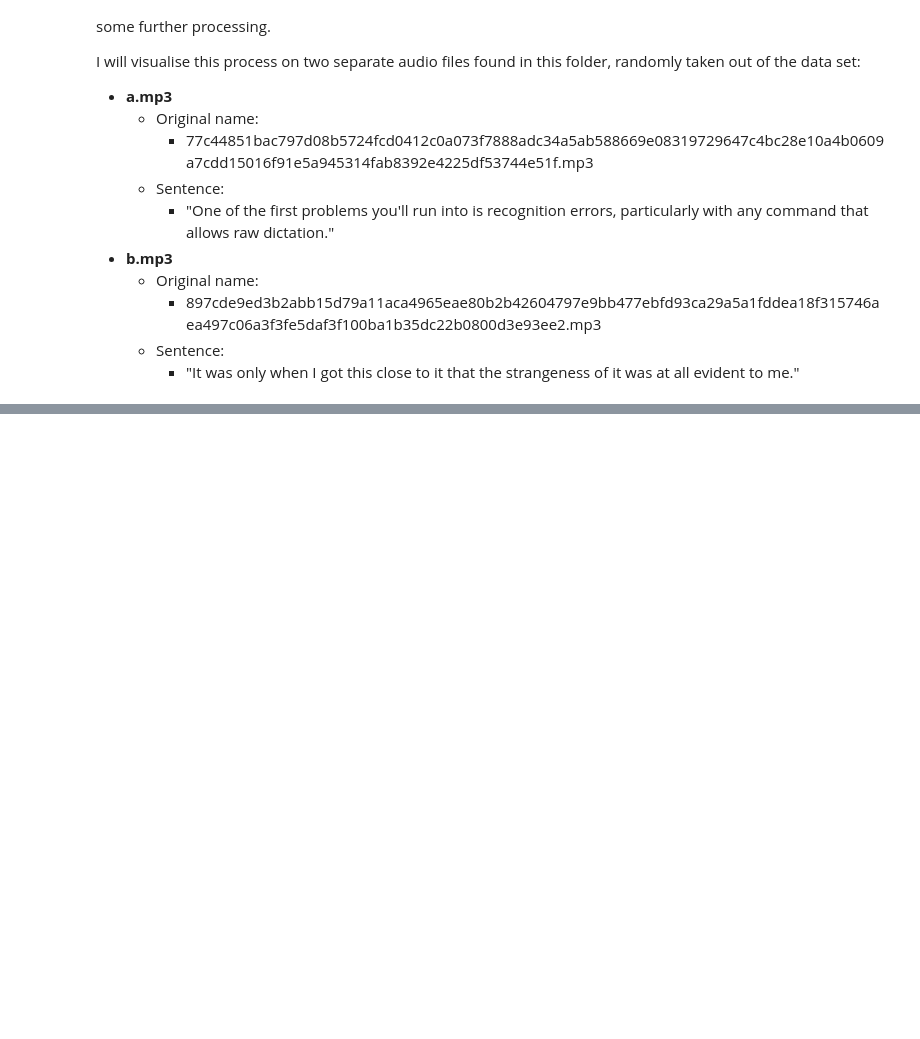
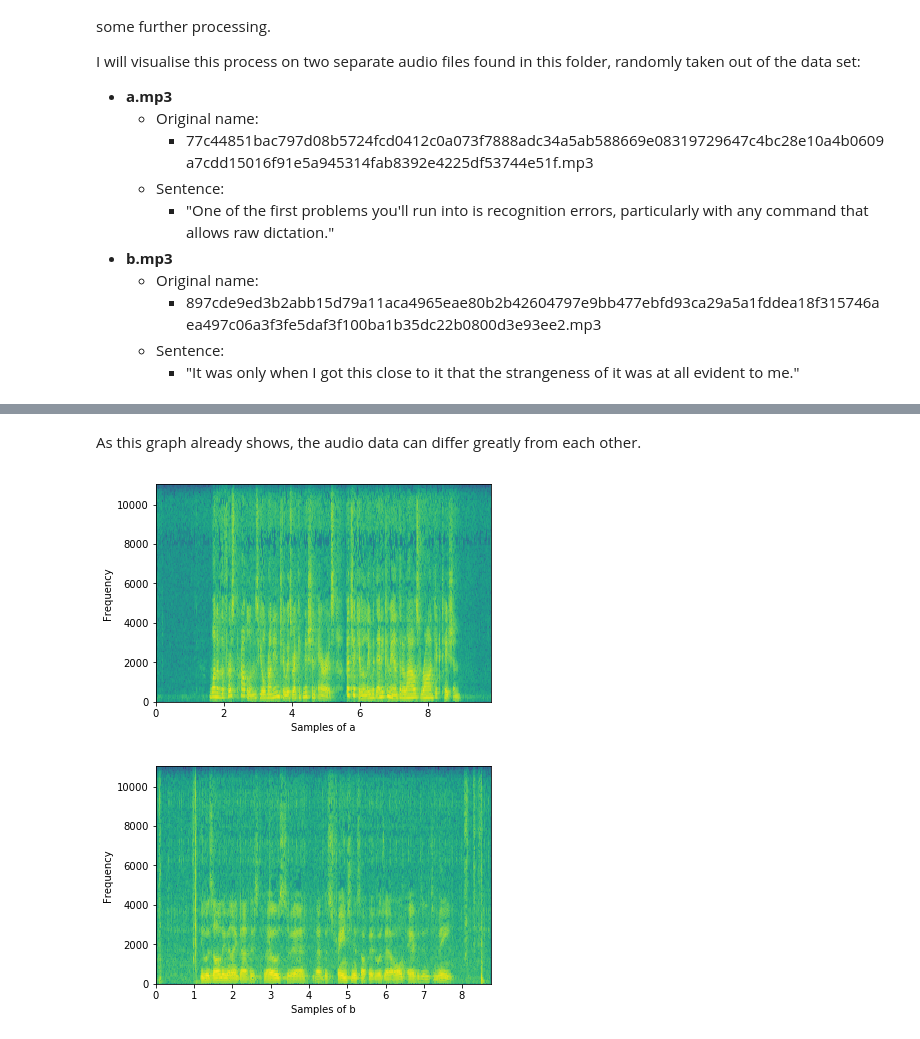
Before and after one commit to anarchuser/nlp-test, a Jupyter notebook: Jupyter-Notebook/Natural Language Processing/essay.ipynb, the cells around one changed output, grey strips where cells are left out. Cells and saved outputs as stored; diff of their text form; code cells hidden in the pictures; blank space fills up the shorter version.

```diff
--- a/Jupyter-Notebook/Natural Language Processing/essay.ipynb
+++ b/Jupyter-Notebook/Natural Language Processing/essay.ipynb
@@ -77,0 +116,8 @@ b = visualise.Visualise("b.mp3")
+# %% [markdown]
+As this graph already shows, the audio data can differ greatly from each other.
+# %%
+visualise.specgram(a, xlabel="Samples of a", ylabel="Frequency")
+visualise.specgram(b, xlabel="Samples of b", ylabel="Frequency")
+# %% [output]
+[figure, added]
+[figure, added]
```
Also changed, not shown: parts of 6 cells of this notebook, 2 other files.
